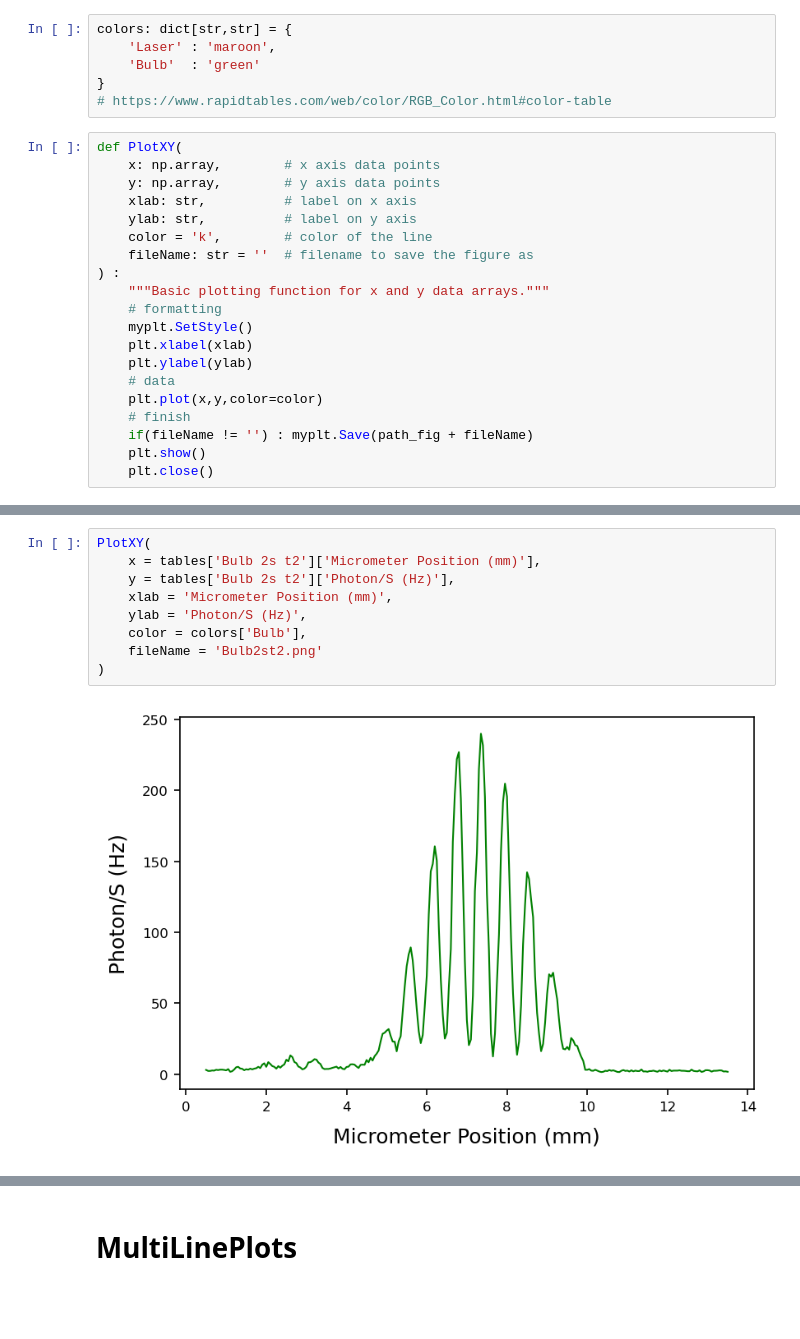
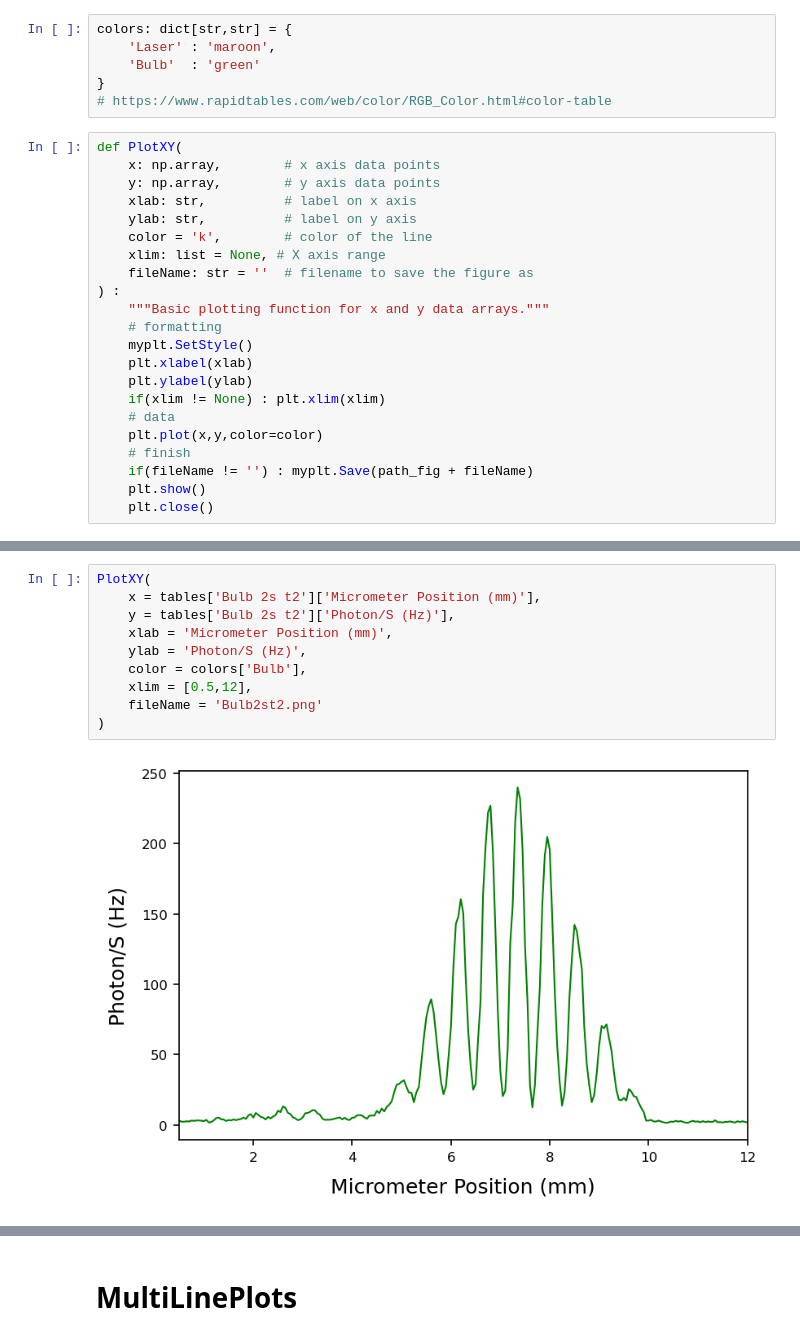
Before and after one commit to parallax-xallaraq/PHSX616, a Jupyter notebook: Lab1 - Two Slit Interference/Code/dataAnalysis1.ipynb, the cells around one changed output, grey strips where cells are left out. Drawn from its saved outputs; the diff is of its cells as text; blank space fills up the shorter version.

```diff
--- a/Lab1 - Two Slit Interference/Code/dataAnalysis1.ipynb
+++ b/Lab1 - Two Slit Interference/Code/dataAnalysis1.ipynb
@@ -65,6 +65,7 @@ def PlotXY(
     xlab: str,          # label on x axis
     ylab: str,          # label on y axis
     color = 'k',        # color of the line
+    xlim: list = None, # X axis range
     fileName: str = ''  # filename to save the figure as
 ) :
     """Basic plotting function for x and y data arrays."""
@@ -72,6 +73,7 @@ def PlotXY(
     myplt.SetStyle()
     plt.xlabel(xlab)
     plt.ylabel(ylab)
+    if(xlim != None) : plt.xlim(xlim)
     # data
     plt.plot(x,y,color=color)
     # finish
@@ -114,14 +119,15 @@ PlotXY(
 # %%
 PlotXY(
     x = tables['Bulb 2s t2']['Micrometer Position (mm)'],
     y = tables['Bulb 2s t2']['Photon/S (Hz)'],
     xlab = 'Micrometer Position (mm)',
     ylab = 'Photon/S (Hz)',
     color = colors['Bulb'],
+    xlim = [0.5,12],
     fileName = 'Bulb2st2.png'
 )
 # %% [output]
-[figure, old version]
+[figure, new version]
 # %%
 PlotXY(
     x = tables['Bulb 2s t3']['Micrometer Position (mm)'],
```
Also changed, not shown: parts of 8 cells of this notebook, 8 other files.
